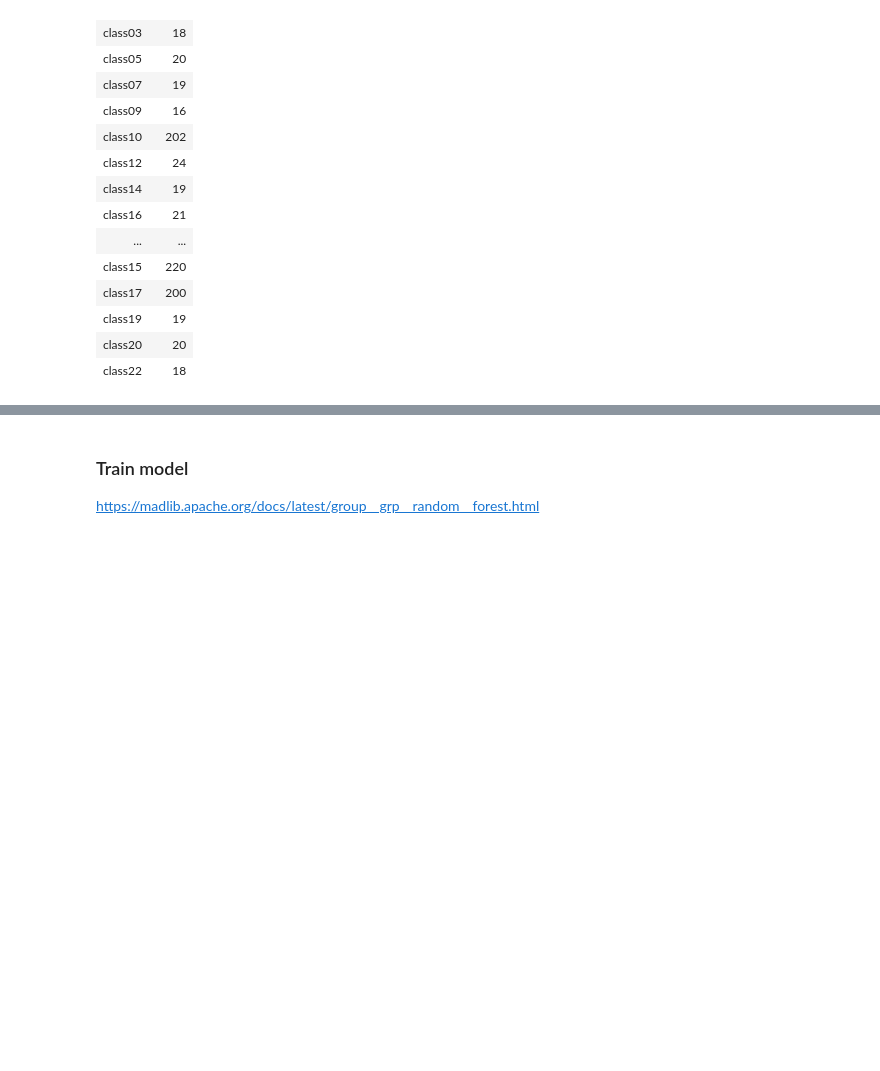
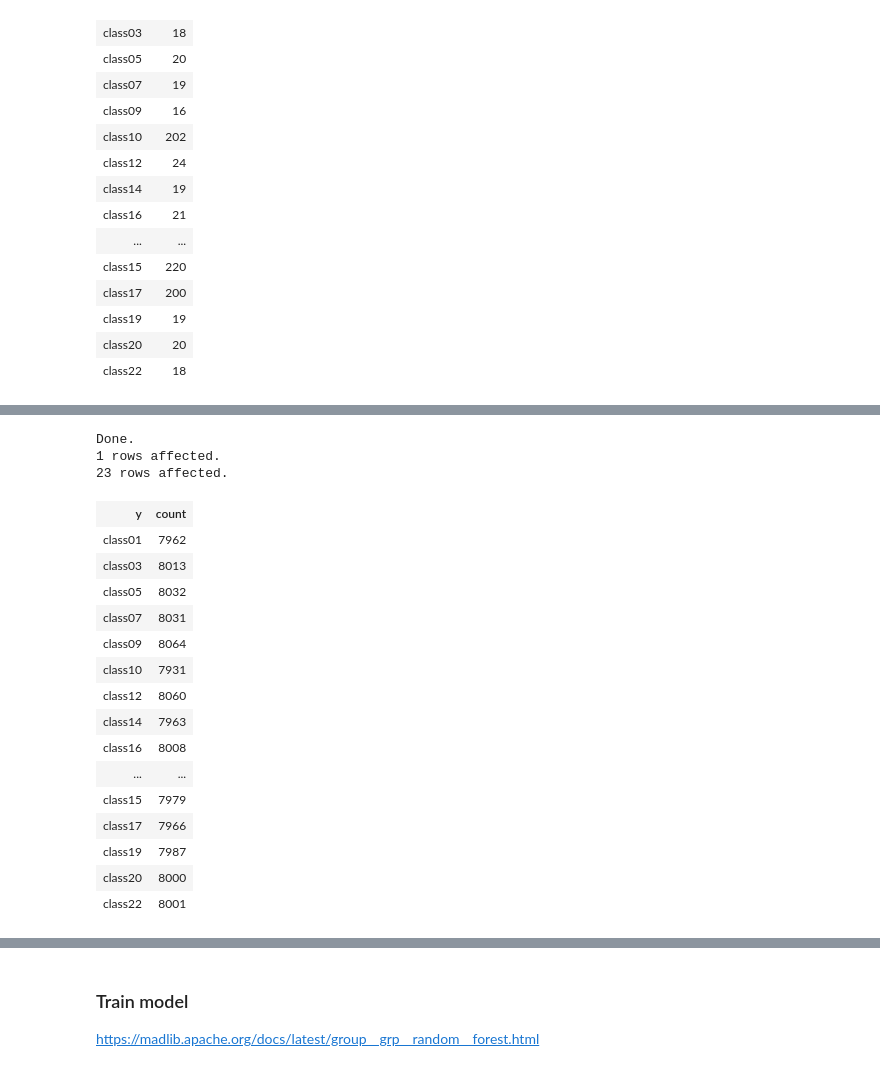
Before and after one commit to reductionista/madlib-site, a Jupyter notebook: community-artifacts/network_anomaly_v3.ipynb, the cells around one changed output, grey strips where cells are left out. Cells and saved outputs as stored; diff of their text form; code cells hidden in the pictures; blank space fills up the shorter version.

```diff
--- a/community-artifacts/network_anomaly_v3.ipynb
+++ b/community-artifacts/network_anomaly_v3.ipynb
@@ -1637,0 +1670,33 @@ Done.
+# %%
+%%sql
+DROP TABLE IF EXISTS balanced3_train, balanced3_test;
+SELECT madlib.train_test_split(
+                                'training_data_sample3',    -- Source table
+                                'balanced3',            -- Output table
+                                0.8,       -- Sample proportion
+                                NULL,       -- Sample proportion
+                                NULL,       -- Strata definition
+                                NULL,       -- Columns to output
+                                FALSE,     -- Sample without replacement
+                                TRUE);    -- Separate output tables
+SELECT y,COUNT(*) FROM balanced3_train GROUP BY y;
+# %% [output]
+Done.
+1 rows affected.
+23 rows affected.
+| y | count |
+| class01 | 7962 |
+| class03 | 8013 |
+| class05 | 8032 |
+| class07 | 8031 |
+| class09 | 8064 |
+| class10 | 7931 |
+| class12 | 8060 |
+| class14 | 7963 |
+| class16 | 8008 |
+| ... | ... |
+| class15 | 7979 |
+| class17 | 7966 |
+| class19 | 7987 |
+| class20 | 8000 |
+| class22 | 8001 |
```
Also changed, not shown: parts of 28 cells of this notebook, 6 other files.
